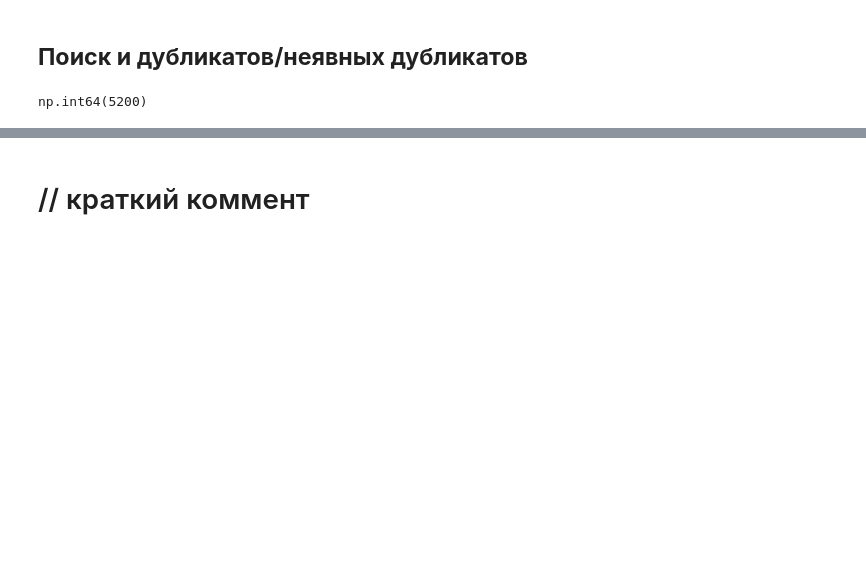
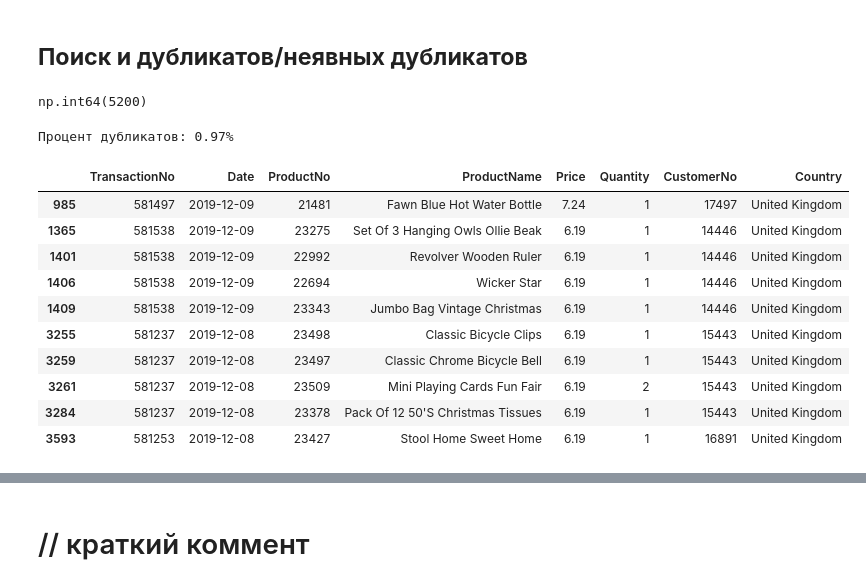
Before and after one commit to dazzens/dazzens, a Jupyter notebook: EDA_проект.ipynb, the cells around one changed output, grey strips where cells are left out. Drawn from its saved outputs; the diff is of its cells as text; code cells hidden in the pictures; blank space fills up the shorter version.

```diff
--- a/EDA_проект.ipynb
+++ b/EDA_проект.ipynb
@@ -414,3 +492,23 @@ print(f"\nВсего замен: {(df['CustomerNo'] == -1).sum()}")
 df.duplicated().sum()
 # %% [output]
 np.int64(5200)
+# %%
+# Процент дубликатов
+print(f"Процент дубликатов: {(df.duplicated().sum() / len(df) * 100):.2f}%")
+# %% [output]
+Процент дубликатов: 0.97%
+# %%
+# Первые 10 дубликатов
+df[df.duplicated()].head(10)
+# %% [output]
+|  | TransactionNo | Date | ProductNo | ProductName | Price | Quantity | CustomerNo | Country |
+| 985 | 581497 | 2019-12-09 | 21481 | Fawn Blue Hot Water Bottle | 7.24 | 1 | 17497 | United Kingdom |
+| 1365 | 581538 | 2019-12-09 | 23275 | Set Of 3 Hanging Owls Ollie Beak | 6.19 | 1 | 14446 | United Kingdom |
+| 1401 | 581538 | 2019-12-09 | 22992 | Revolver Wooden Ruler | 6.19 | 1 | 14446 | United Kingdom |
+| 1406 | 581538 | 2019-12-09 | 22694 | Wicker Star | 6.19 | 1 | 14446 | United Kingdom |
+| 1409 | 581538 | 2019-12-09 | 23343 | Jumbo Bag Vintage Christmas | 6.19 | 1 | 14446 | United Kingdom |
+| 3255 | 581237 | 2019-12-08 | 23498 | Classic Bicycle Clips | 6.19 | 1 | 15443 | United Kingdom |
+| 3259 | 581237 | 2019-12-08 | 23497 | Classic Chrome Bicycle Bell | 6.19 | 1 | 15443 | United Kingdom |
+| 3261 | 581237 | 2019-12-08 | 23509 | Mini Playing Cards Fun Fair | 6.19 | 2 | 15443 | United Kingdom |
+| 3284 | 581237 | 2019-12-08 | 23378 | Pack Of 12 50'S Christmas Tissues | 6.19 | 1 | 15443 | United Kingdom |
+| 3593 | 581253 | 2019-12-08 | 23427 | Stool Home Sweet Home | 6.19 | 1 | 16891 | United Kingdom |
```
Also changed, not shown: parts of 30 cells of this notebook.
